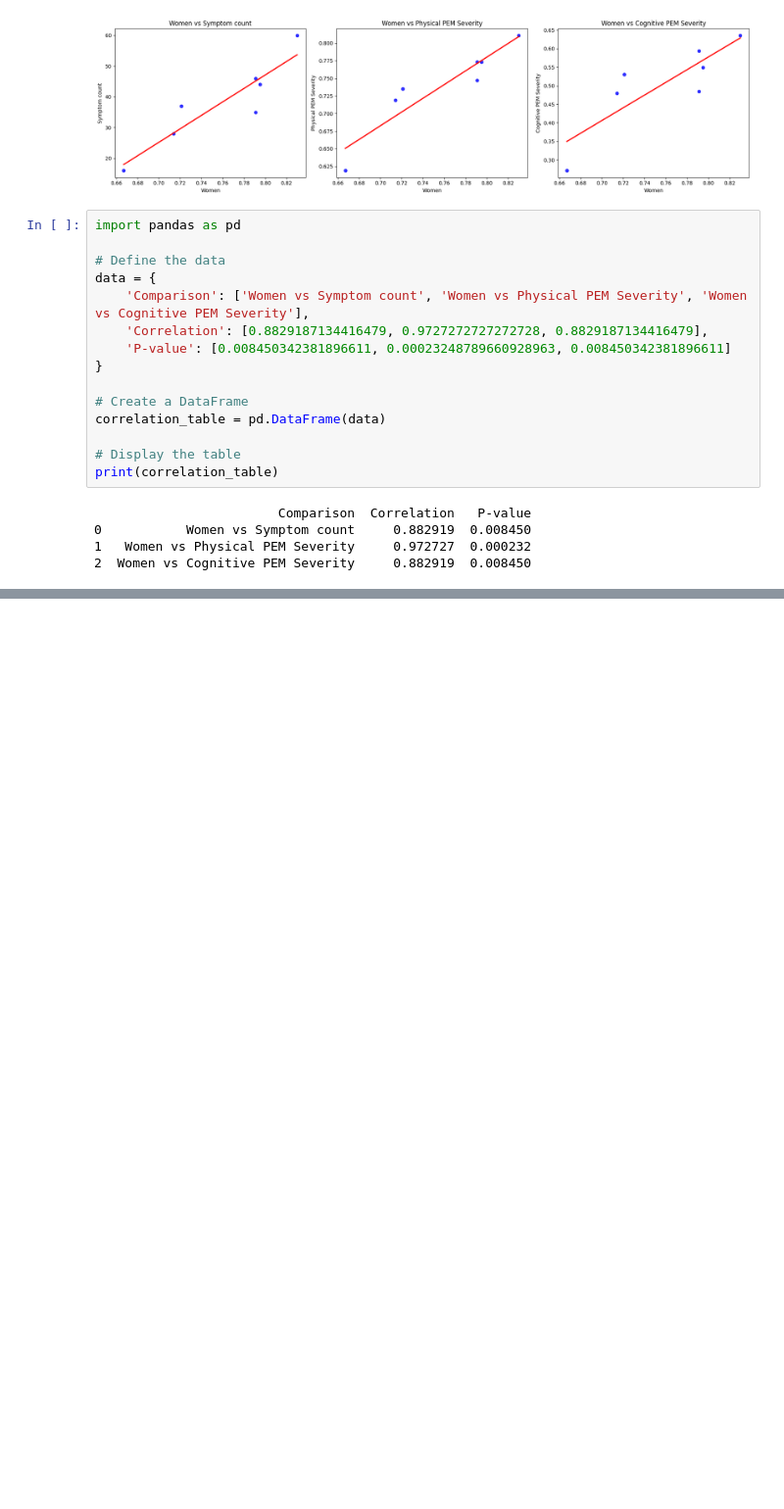
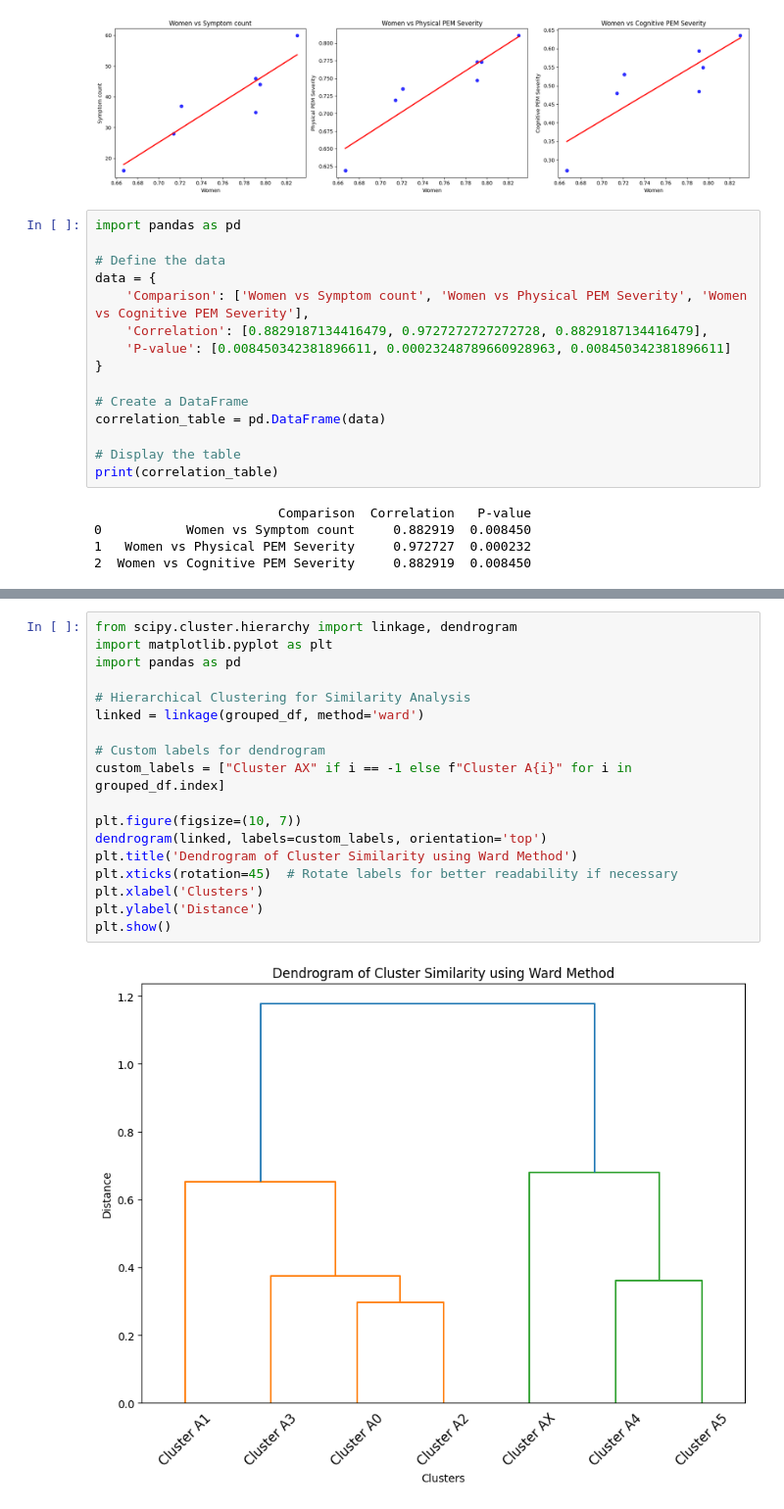
Before and after one commit to leothesouthafrican/PLR, a Jupyter notebook: Leo/main/final/grid_autoencoder/final_embedding/cl2/exploration.ipynb, the cells around one changed output, grey strips where cells are left out. Shown at 98% size. Saved outputs shown, nothing was run; the diff lists cells and outputs as text; blank space fills up the shorter version.

```diff
--- a/Leo/main/final/grid_autoencoder/final_embedding/cl2/exploration.ipynb
+++ b/Leo/main/final/grid_autoencoder/final_embedding/cl2/exploration.ipynb
@@ -656,0 +633,20 @@ avg_df = plot_symp_avg_per_cluster(
+# %%
+from scipy.cluster.hierarchy import linkage, dendrogram
+import matplotlib.pyplot as plt
+import pandas as pd
+
+# Hierarchical Clustering for Similarity Analysis
+linked = linkage(grouped_df, method='ward')
+
+# Custom labels for dendrogram
+custom_labels = ["Cluster AX" if i == -1 else f"Cluster A{i}" for i in grouped_df.index]
+
+plt.figure(figsize=(10, 7))
+dendrogram(linked, labels=custom_labels, orientation='top')
+plt.title('Dendrogram of Cluster Similarity using Ward Method')
+plt.xticks(rotation=45)  # Rotate labels for better readability if necessary
+plt.xlabel('Clusters')
+plt.ylabel('Distance')
+plt.show()
+# %% [output]
+[figure, added]
```
Also changed, not shown: parts of 25 cells of this notebook, 1 other file.
